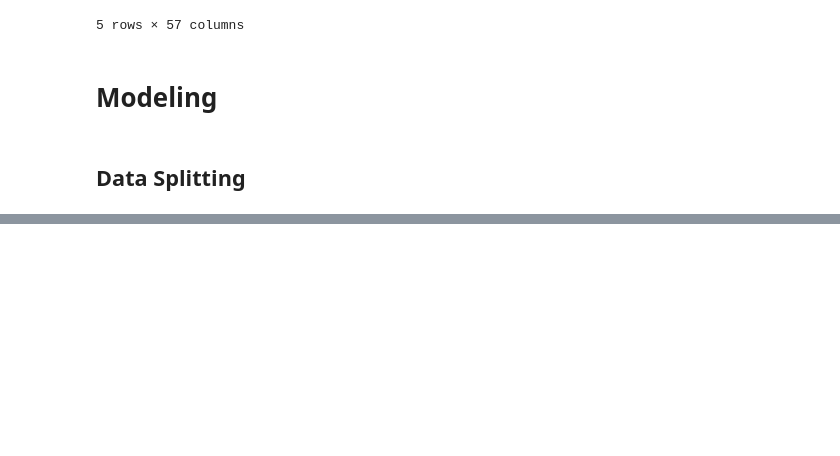
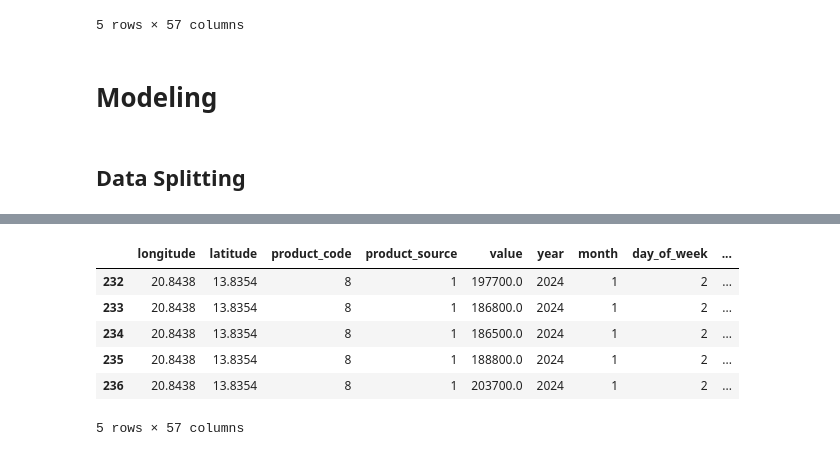
Before and after one commit to rasmodev/Staple-Food-and-Fuel-Price-Prediction-in-Africa, a Jupyter notebook: Staple_Food_Price_Prediction.ipynb, the cells around one changed output, grey strips where cells are left out. Cells and saved outputs as stored; diff of their text form; code cells hidden in the pictures; blank space fills up the shorter version.

Commit message:
Completed train-test split for ML modeling

```diff
--- a/Staple_Food_Price_Prediction.ipynb
+++ b/Staple_Food_Price_Prediction.ipynb
@@ -1688,15 +1689,8 @@ Label encoding converts each unique category into a distinct integer value. For
 
 Frequency encoding involves replacing each category with its frequency of occurrence in the dataset. For example, a market with 184 unique values will be encoded with the count of each market's occurrences. This method is useful for high cardinality features as it transforms the categories into numerical values based on their occurrence, potentially capturing the importance of each category based on its frequency.
 # %%
-# Store initial column order
-initial_columns = eda_df.columns.tolist()
-
 # One-Hot Encoding
 eda_df = pd.get_dummies(eda_df, columns=['country', 'product_category', 'price_category', 'currency'])
-
-# Update the initial columns list with the new one-hot encoded columns
-one_hot_columns = [col for col in eda_df.columns if col not in initial_columns]
-initial_columns.extend(one_hot_columns)
 
 # Label Encoding
 label_encoders = {}
@@ -1709,22 +1703,15 @@ for col in ['product_code', 'product_source']:
 def frequency_encoding(df, column):
     freq = df[column].value_counts()
     df[column + '_freq'] = df[column].map(freq)
+    df.drop(column, axis=1, inplace=True)
     return df
 
 # Apply Frequency Encoding to specified columns
 for col in ['market', 'administrative_region', 'measurement_unit', 'product']:
     eda_df = frequency_encoding(eda_df, col)
-    eda_df.drop(columns=[col], inplace=True)
-
-# Update the initial columns list with the new frequency encoded columns
-freq_encoded_columns = ['market_freq', 'administrative_region_freq', 'measurement_unit_freq', 'product_freq']
-initial_columns.extend(freq_encoded_columns)
-
-# Reorder columns to match the initial order plus new encoded columns
-final_columns = [col for col in initial_columns if col in eda_df.columns]
-df_encoded = eda_df[final_columns]
 
 # Display the head of the final encoded DataFrame
+df_encoded = eda_df
 df_encoded.head()
 # %% [output]
 |  | longitude | latitude | product_code | product_source | value | year | month | day_of_week | ... |
@@ -1738,3 +1725,15 @@ df_encoded.head()
 # Modeling
 # %% [markdown]
 ## Data Splitting
+# %%
+# Set the split point
+train_end_year = 2023
+train_end_month = 12
+
+# Create train and test datasets
+train_df = df_encoded[(df_encoded['year'] < train_end_year) | ((df_encoded['year'] == train_end_year) & (df_encoded['month'] <= train_end_month))]
+test_df = df_encoded[(df_encoded['year'] > train_end_year) | ((df_encoded['year'] == train_end_year) & (df_encoded['month'] > train_end_month))]
+
+# Check the split
+print(f"Training Data: {train_df.shape}")
+print(f"Testing Data: {test_df.shape}")
@@ -1740,0 +1754,11 @@ df_encoded.head()
+# %%
+# Display a sample of the test set
+test_df.head()
+# %% [output]
+|  | longitude | latitude | product_code | product_source | value | year | month | day_of_week | ... |
+| 232 | 20.8438 | 13.8354 | 8 | 1 | 197700.0 | 2024 | 1 | 2 | ... |
+| 233 | 20.8438 | 13.8354 | 8 | 1 | 186800.0 | 2024 | 1 | 2 | ... |
+| 234 | 20.8438 | 13.8354 | 8 | 1 | 186500.0 | 2024 | 1 | 2 | ... |
+| 235 | 20.8438 | 13.8354 | 8 | 1 | 188800.0 | 2024 | 1 | 2 | ... |
+| 236 | 20.8438 | 13.8354 | 8 | 1 | 203700.0 | 2024 | 1 | 2 | ... |
+5 rows × 57 columns
```
Also changed, not shown: parts of 7 cells of this notebook.
